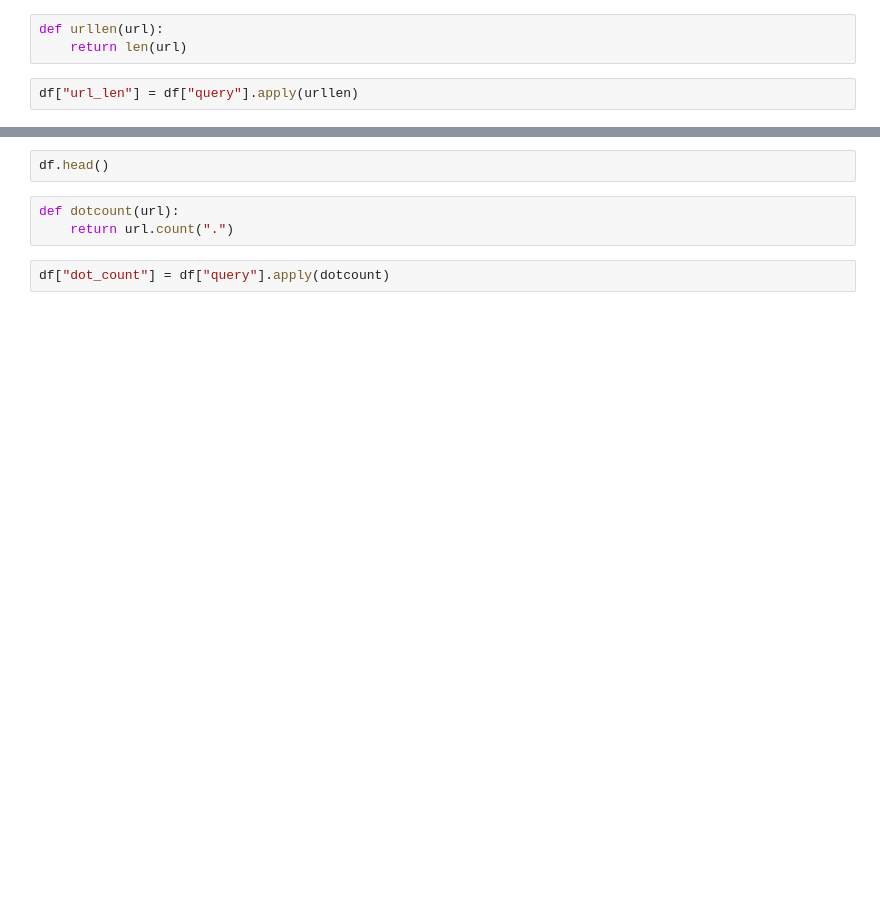
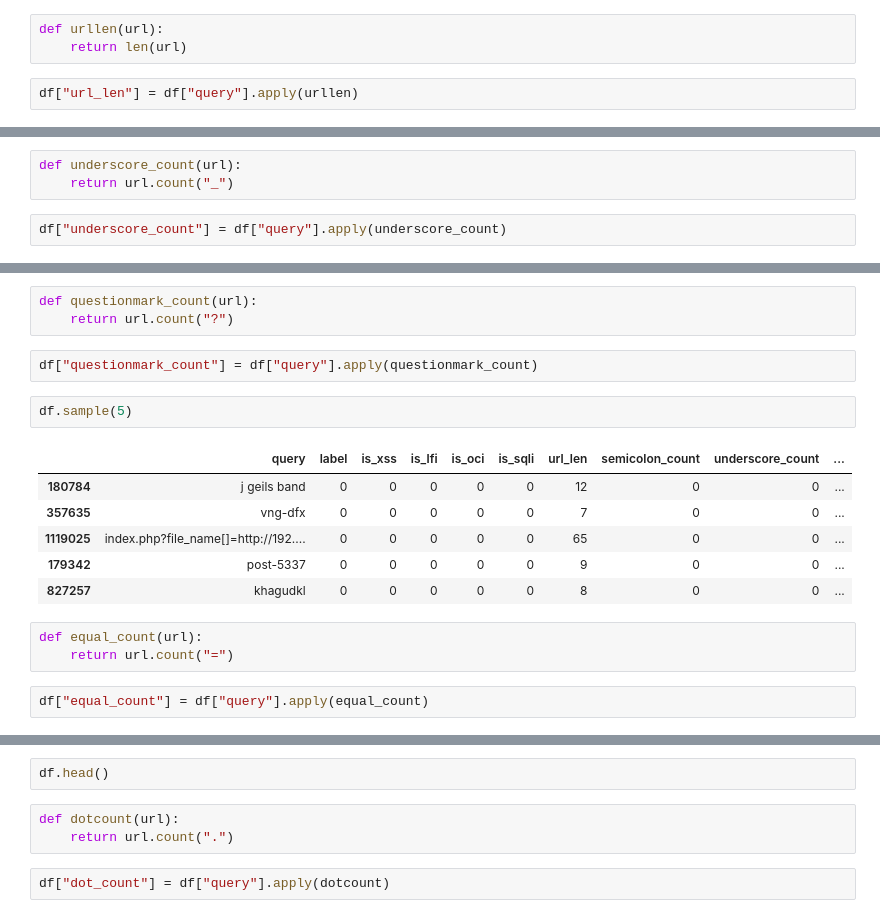
Before and after one commit to thealper2/AISECLAB-cyber-inspector, a Jupyter notebook: website/notebooks/notebook.ipynb, the cells around one changed output, grey strips where cells are left out. Drawn from its saved outputs; the diff is of its cells as text; blank space fills up the shorter version.

```diff
--- a/website/notebooks/notebook.ipynb
+++ b/website/notebooks/notebook.ipynb
@@ -158,0 +264,5 @@ df["delim_count"] = df["query"].apply(delimitercount)
+# %%
+def underscore_count(url):
+    return url.count("_")
+# %%
+df["underscore_count"] = df["query"].apply(underscore_count)
@@ -158,0 +278,19 @@ df["delim_count"] = df["query"].apply(delimitercount)
+# %%
+def questionmark_count(url):
+    return url.count("?")
+# %%
+df["questionmark_count"] = df["query"].apply(questionmark_count)
+# %%
+df.sample(5)
+# %% [output]
+|  | query | label | is_xss | is_lfi | is_oci | is_sqli | url_len | semicolon_count | underscore_count | ... |
+| 180784 | j geils band | 0 | 0 | 0 | 0 | 0 | 12 | 0 | 0 | ... |
+| 357635 | vng-dfx | 0 | 0 | 0 | 0 | 0 | 7 | 0 | 0 | ... |
+| 1119025 | index.php?file_name[]=http://192.... | 0 | 0 | 0 | 0 | 0 | 65 | 0 | 0 | ... |
+| 179342 | post-5337 | 0 | 0 | 0 | 0 | 0 | 9 | 0 | 0 | ... |
+| 827257 | khagudkl | 0 | 0 | 0 | 0 | 0 | 8 | 0 | 0 | ... |
+# %%
+def equal_count(url):
+    return url.count("=")
+# %%
+df["equal_count"] = df["query"].apply(equal_count)
```
Also changed, not shown: parts of 105 cells of this notebook.
